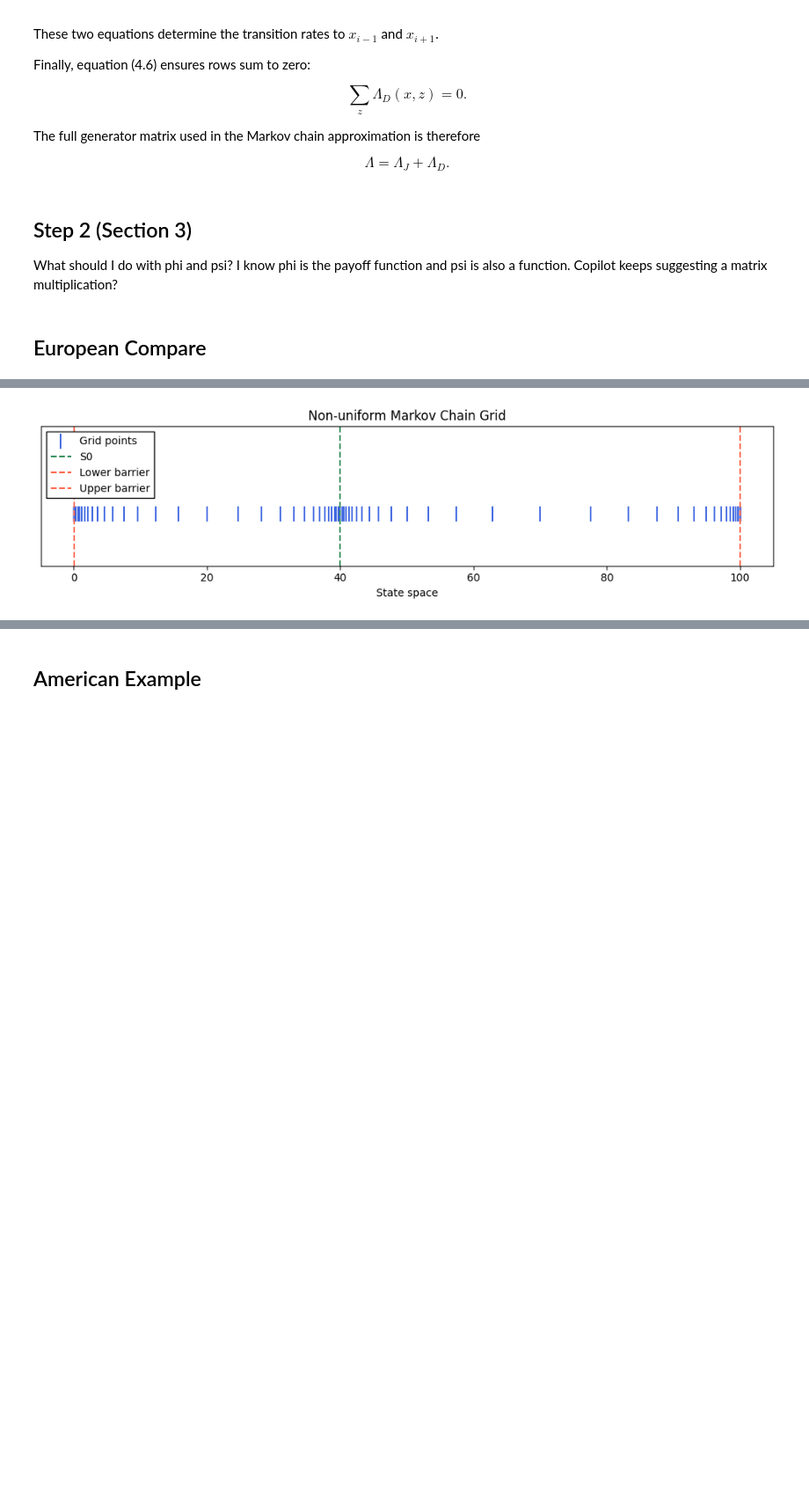
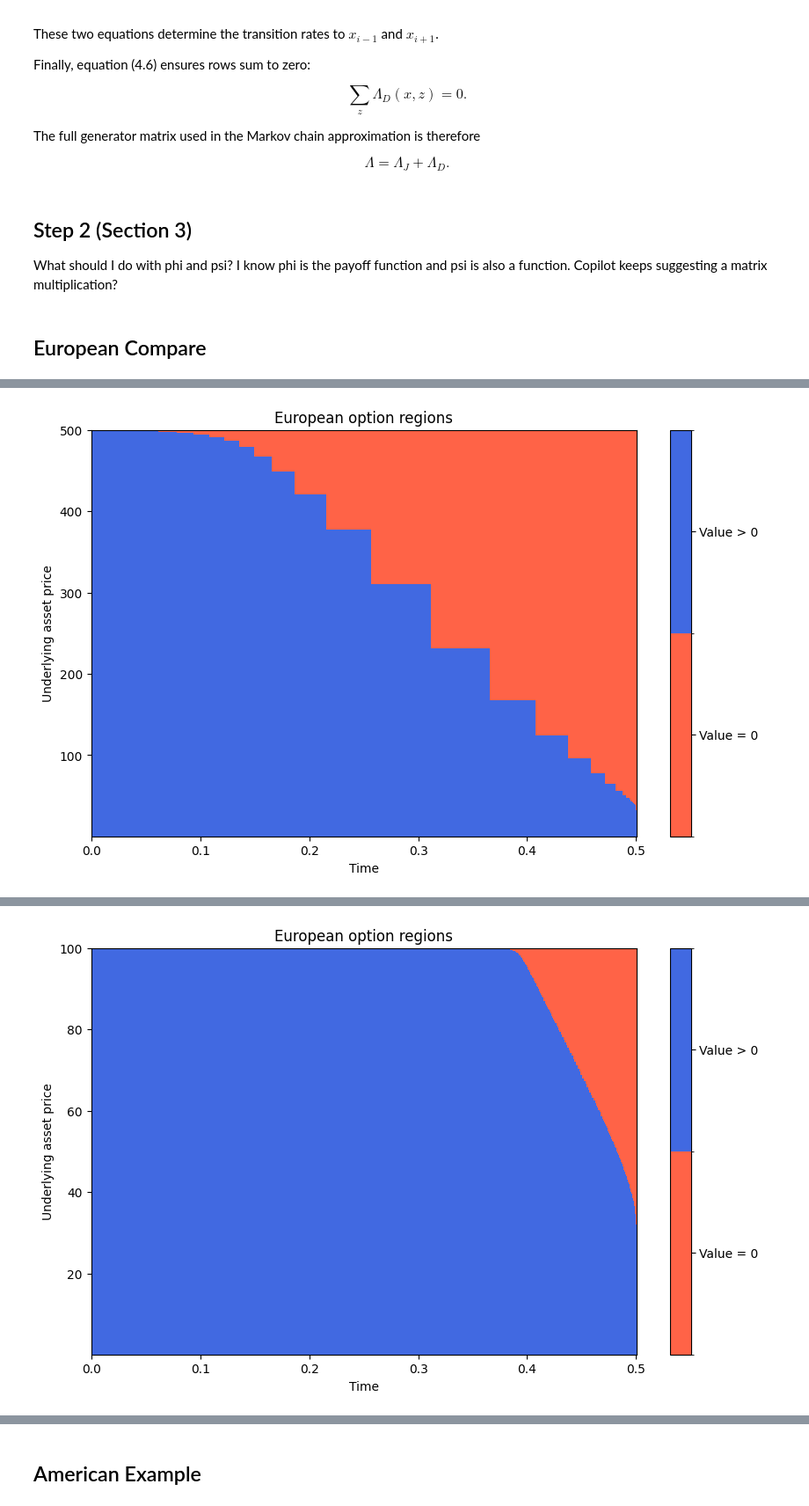
Before and after one commit to heavy-t/MMATH_Project, a Jupyter notebook: Markov.ipynb, the cells around one changed output, grey strips where cells are left out. Shown at 88% size. Saved outputs shown, nothing was run; the diff lists cells and outputs as text; code cells hidden in the pictures; blank space fills up the shorter version.

Commit message:
Added plot code

```diff
--- a/Markov.ipynb
+++ b/Markov.ipynb
@@ -398,18 +398,33 @@ def theorem_3_8_value(Lambda, G, lower_barrier, upper_barrier, r, T, E, S0, styl
     value_history = np.zeros((N+1, len(G)))
     value_history[N] = value_vec
 
-    for i in range(N-1, -1, -1):
+    exercise_history = np.zeros((N + 1, len(G)), dtype=bool)
+    continue_history = np.zeros((N + 1, len(G)), dtype=bool)
+
+    if style != "European":
+        exercise_history[N] = phi > 0
+        continue_history[N] = False
+
+    for i in range(N - 1, -1, -1):
 
         if style == "European":
             value_vec = P @ value_vec
 
         else:
             continuation = P @ value_vec
+            exercise = (phi >= continuation) & (phi > 0)
+            cont = continuation > phi
+
             value_vec = np.maximum(phi, continuation)
+
+            exercise_history[i] = exercise
+            continue_history[i] = cont
 
         value_history[i] = value_vec
 
-    return {"option_price":value_vec[i0], "option_tree":value_vec, "value_history":value_history}
+    return {"option_price":value_vec[i0], "option_tree":value_vec, "value_history":value_history,
+            "exercise_history":exercise_history, "continue_history":continue_history,
+            "G":G,"T": T,"N": N,"S0": S0,"E": E,"style": style }
 
 def value_history_find(S0,dt,value_history,G):
 
@@ -461,11 +521,11 @@ def theorem_3_9_value(Lambda, T, r, G, l, u, E, S0):
 # %%
 S0, E, r, T, style, sigma, d = 40.0, 32, 0.1, 0.5, "European", 0.54202, 0
 BSE ,Euro_30_bin = 1.8507 , 1.88
-l,u = 0.11, 99.999
+l,u = 0.11, 499.999
 
 G = build_nonuniform_grid(
     S0=S0, l=l, u=u,
-    x_min=0.1, x_max=100,
+    x_min=0.1, x_max=500,
     N1=30, N2=30, N3=30,
     d1_minus=20, d1_plus=1.0,
     d2_minus=1.0,   d2_plus=1.0,
@@ -476,11 +536,11 @@ print("Grid size:", len(G))
 print("First/last:", G[0], G[-1])
 print("Closest to S0:", G[np.argmin(np.abs(G - S0))])
 
-plot_grid(G, S0=S0, l=l, u=u)
+#plot_grid(G, S0=S0, l=l, u=u)
 
 #Generator Building
 Lambda = build_generator(G, r, d, sigma)
-print(np.all(build_jump_generator(G) == 0))
+print("Check That LambdaJ is 0 everywhere: " , np.all(build_jump_generator(G) == 0))
 
 #Equation (3.1)
 result = european_put_value(Lambda, G, E, T, r,S0)
@@ -493,5 +553,50 @@ result = theorem_3_8_value(Lambda, G, l, u, r, T, E,S0,style)
 print("\nEquation (3.8) result:", result["option_price"])
 print("BSE Error:", abs(result["option_price"] - BSE),
       "\nEuro Error:", abs(result["option_price"] - Euro_30_bin))
+
+plot_option_regions(result)
+
+u=99.999
+G = build_nonuniform_grid(
+    S0=S0, l=l, u=u,
+    x_min=0.1, x_max=100,
+    N1=300, N2=300, N3=300,
+    d1_minus=20, d1_plus=1.0,
+    d2_minus=1.0,   d2_plus=1.0,
+    d3_minus=1.0,   d3_plus=20,
+)
+
+print("--" * 25)
+print("\nGrid size:", len(G))
+print("First/last:", G[0], G[-1])
+print("Closest to S0:", G[np.argmin(np.abs(G - S0))])
+
+#plot_grid(G, S0=S0, l=l, u=u)
+
+#Generator Building
+Lambda = build_generator(G, r, d, sigma)
+print("Check That LambdaJ is 0 everywhere: " , np.all(build_jump_generator(G) == 0))
+
+#Equation (3.1)
+result = european_put_value(Lambda, G, E, T, r,S0)
+print("\nEquation (3.1) result:", result["option_price"])
+print("BSE Error:", abs(result["option_price"] - BSE),
+      "\nEuro Error:", abs(result["option_price"] - Euro_30_bin))
+
+#Equation (3.8)
+result = theorem_3_8_value(Lambda, G, l, u, r, T, E,S0,style)
+print("\nEquation (3.8) result:", result["option_price"])
+print("BSE Error:", abs(result["option_price"] - BSE),
+      "\nEuro Error:", abs(result["option_price"] - Euro_30_bin))
+
+plot_option_regions(result)
+
+print("--" * 25)
+value_at_dt=result["value_history"]
+result = value_history_find(28, 500, value_at_dt, G)
+print("\nValue history find result:", result)
+
+result = theorem_3_8_value(Lambda, G, l, u, r, 0.25, E,28,style)
+print("\nEquation (3.8) result:", result["option_price"])
 # %% [output]
 Grid size: 88
@@ -500 +614 @@ Closest to S0: 40.0
-[figure, old version]
+[figure, new version]
@@ -509,0 +629 @@ Euro Error: 0.03326174392309089
+[figure, added]
```
Also changed, not shown: parts of 5 cells of this notebook, 1 other file.
